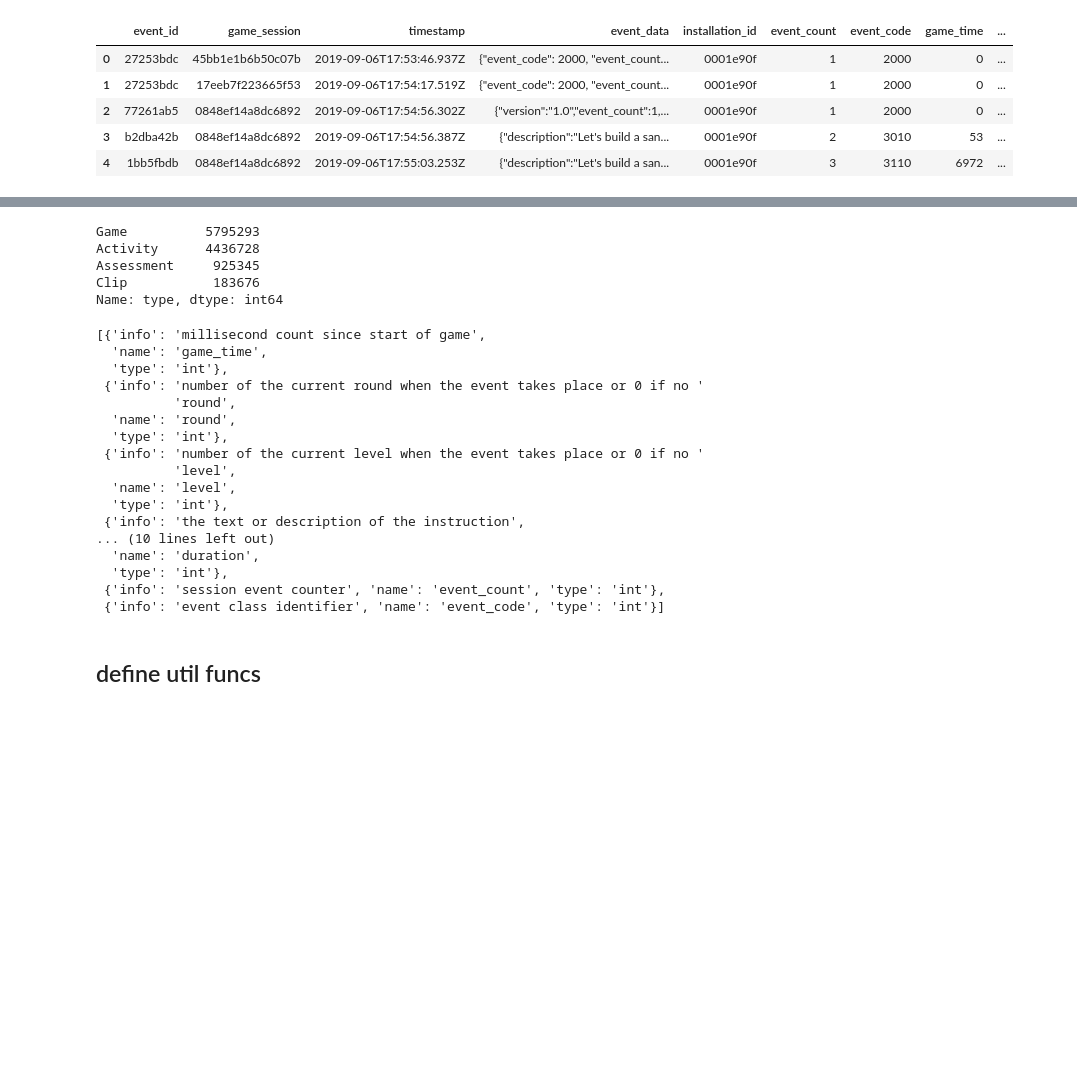
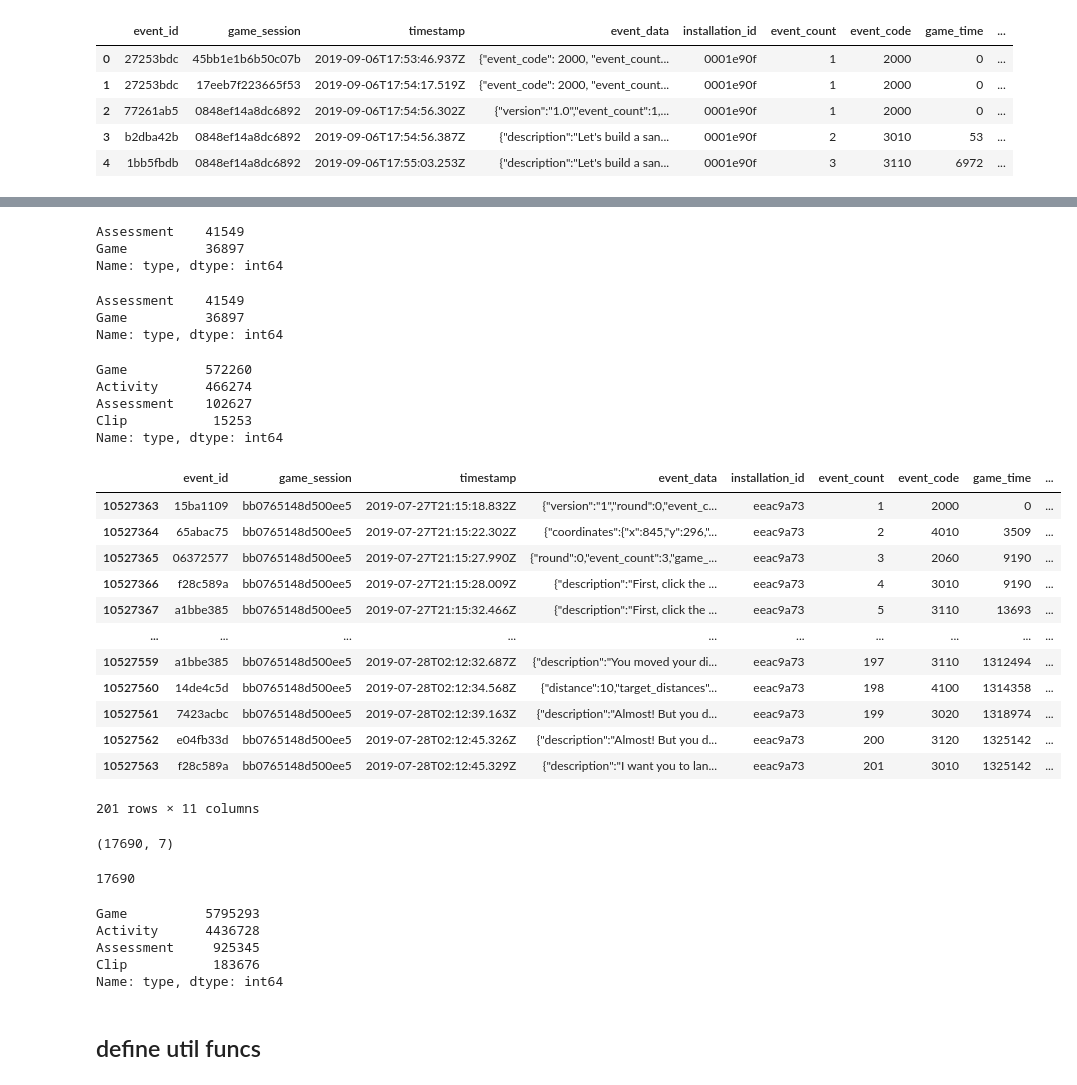
Before and after one commit to guchio3/kaggle-dsb-2019, a Jupyter notebook: notebooks/e000_eda.ipynb, the cells around one changed output, grey strips where cells are left out. Drawn from its saved outputs; the diff is of its cells as text; code cells hidden in the pictures; blank space fills up the shorter version.

```diff
--- a/notebooks/e000_eda.ipynb
+++ b/notebooks/e000_eda.ipynb
@@ -80,3 +199,44 @@ trn_df.head()
+# %%
+label_trn_df.type.value_counts()
+# %% [output]
+Assessment    41549
+Game          36897
+Name: type, dtype: int64
+# %%
+label_trn_df.type.value_counts()
+# %% [output]
+Assessment    41549
+Game          36897
+Name: type, dtype: int64
+# %%
+tst_df.type.value_counts()
+# %% [output]
+Game          572260
+Activity      466274
+Assessment    102627
+Clip           15253
+Name: type, dtype: int64
+# %%
+trn_df.query('game_session == "bb0765148d500ee5"')
+# %% [output]
+|  | event_id | game_session | timestamp | event_data | installation_id | event_count | event_code | game_time | ... |
+| 10527363 | 15ba1109 | bb0765148d500ee5 | 2019-07-27T21:15:18.832Z | {"version":"1","round":0,"event_c... | eeac9a73 | 1 | 2000 | 0 | ... |
+| 10527364 | 65abac75 | bb0765148d500ee5 | 2019-07-27T21:15:22.302Z | {"coordinates":{"x":845,"y":296,"... | eeac9a73 | 2 | 4010 | 3509 | ... |
+| 10527365 | 06372577 | bb0765148d500ee5 | 2019-07-27T21:15:27.990Z | {"round":0,"event_count":3,"game_... | eeac9a73 | 3 | 2060 | 9190 | ... |
+| 10527366 | f28c589a | bb0765148d500ee5 | 2019-07-27T21:15:28.009Z | {"description":"First, click the ... | eeac9a73 | 4 | 3010 | 9190 | ... |
+| 10527367 | a1bbe385 | bb0765148d500ee5 | 2019-07-27T21:15:32.466Z | {"description":"First, click the ... | eeac9a73 | 5 | 3110 | 13693 | ... |
+| ... | ... | ... | ... | ... | ... | ... | ... | ... | ... |
+| 10527559 | a1bbe385 | bb0765148d500ee5 | 2019-07-28T02:12:32.687Z | {"description":"You moved your di... | eeac9a73 | 197 | 3110 | 1312494 | ... |
+| 10527560 | 14de4c5d | bb0765148d500ee5 | 2019-07-28T02:12:34.568Z | {"distance":10,"target_distances"... | eeac9a73 | 198 | 4100 | 1314358 | ... |
+| 10527561 | 7423acbc | bb0765148d500ee5 | 2019-07-28T02:12:39.163Z | {"description":"Almost! But you d... | eeac9a73 | 199 | 3020 | 1318974 | ... |
+| 10527562 | e04fb33d | bb0765148d500ee5 | 2019-07-28T02:12:45.326Z | {"description":"Almost! But you d... | eeac9a73 | 200 | 3120 | 1325142 | ... |
+| 10527563 | f28c589a | bb0765148d500ee5 | 2019-07-28T02:12:45.329Z | {"description":"I want you to lan... | eeac9a73 | 201 | 3010 | 1325142 | ... |
+201 rows × 11 columns
+# %%
+display(trn_labels_df.shape, label_trn_df.query('type == "Assessment"').game_session.nunique())
+# %% [output]
+(17690, 7)
+17690
 # %%
 trn_df.type.value_counts()
 # %% [output]
@@ -87,26 +247,6 @@ Clip           183676
 Name: type, dtype: int64
 # %%
 trn_df.query('type == "Assessment"').head().event_data.iloc[0]
-# %%
-pprint(json.loads(specs_df.iloc[0]['args']))
-# %% [output]
-[{'info': 'millisecond count since start of game',
-  'name': 'game_time',
-  'type': 'int'},
- {'info': 'number of the current round when the event takes place or 0 if no '
-          'round',
-  'name': 'round',
-  'type': 'int'},
- {'info': 'number of the current level when the event takes place or 0 if no '
-          'level',
-  'name': 'level',
-  'type': 'int'},
- {'info': 'the text or description of the instruction',
-... (10 lines left out)
-  'name': 'duration',
-  'type': 'int'},
- {'info': 'session event counter', 'name': 'event_count', 'type': 'int'},
- {'info': 'event class identifier', 'name': 'event_code', 'type': 'int'}]
 # %% [markdown]
 ## define util funcs
 # %%
```
Also changed, not shown: parts of 24 cells of this notebook, 1 other file.
